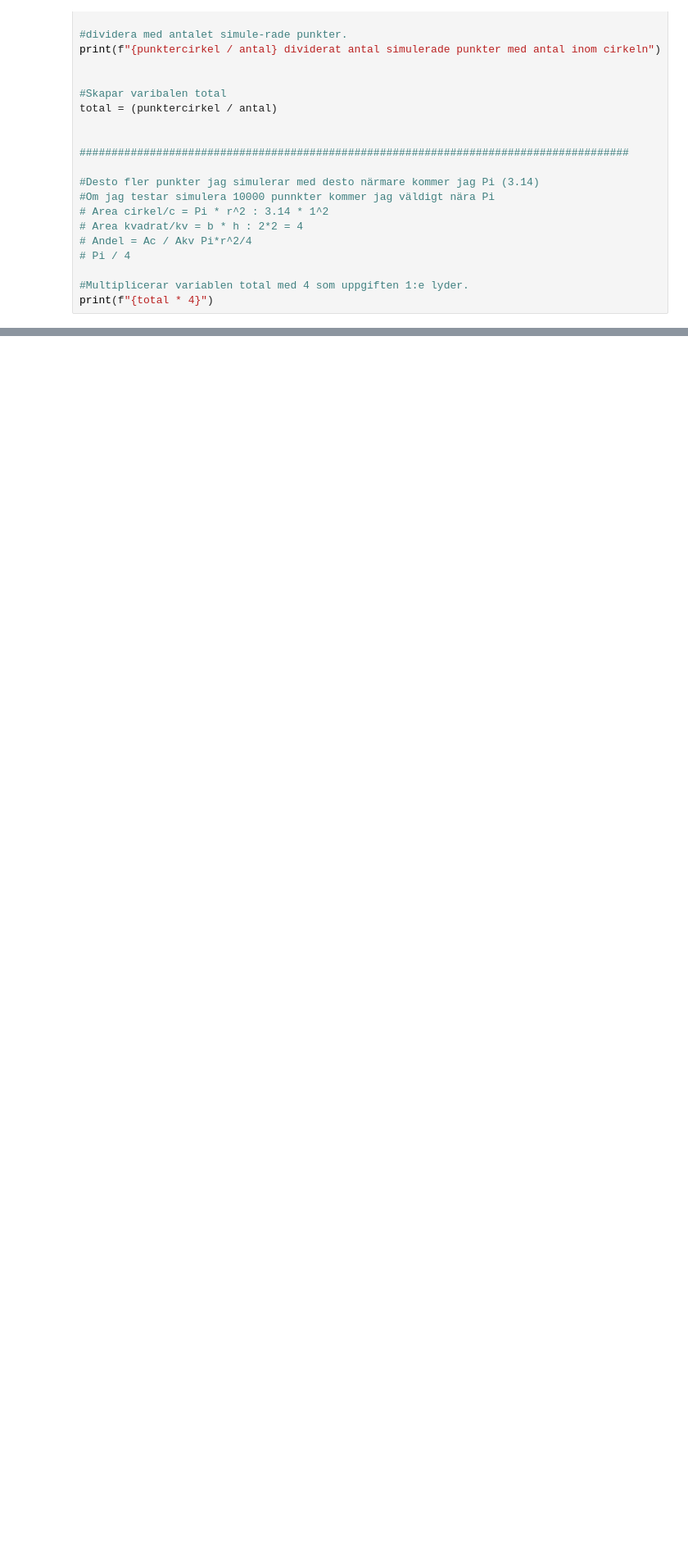
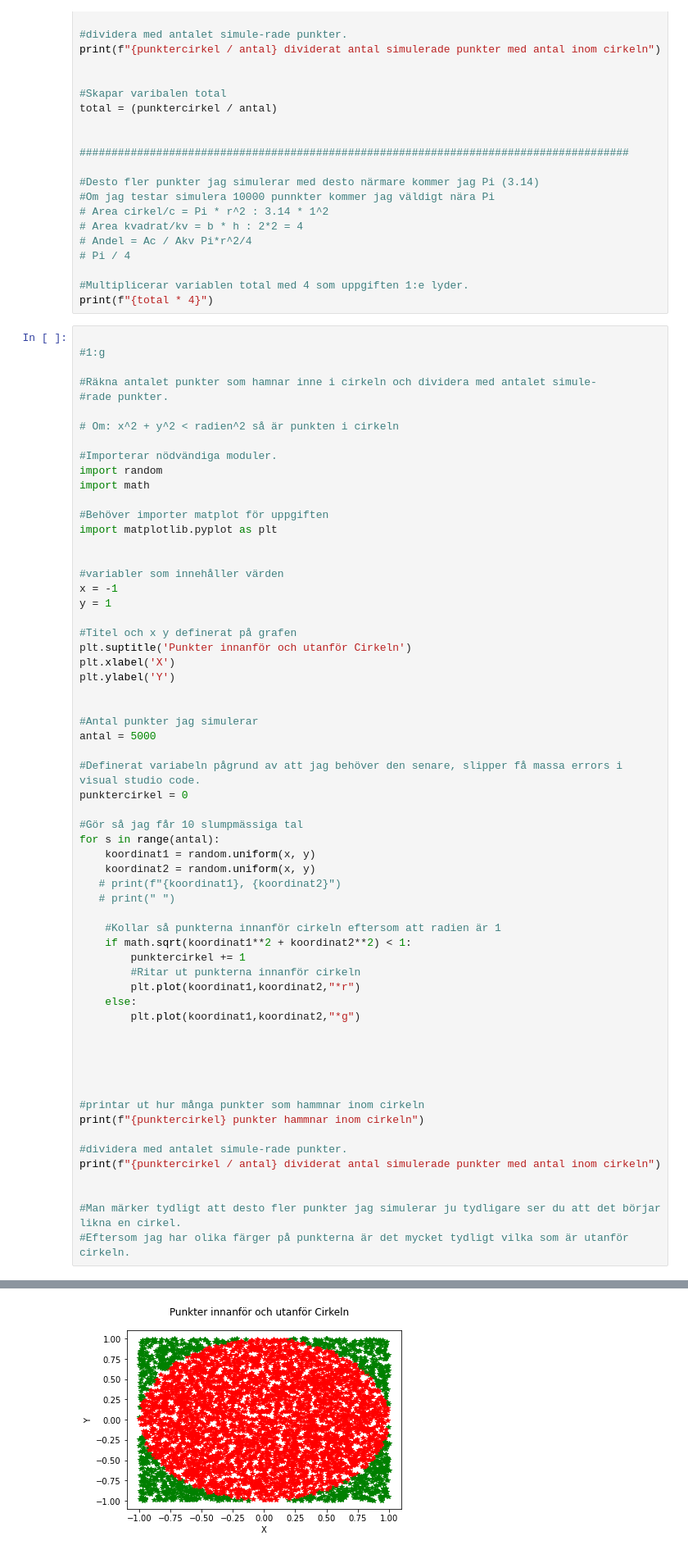
Before and after one commit to ArvidAAA/code, a Jupyter notebook: Python/Learning/labb1-uppgift-1kokchun.ipynb, the cells around one changed output, grey strips where cells are left out. Shown at 82% size. Saved outputs shown, nothing was run; the diff lists cells and outputs as text; blank space fills up the shorter version.

```diff
--- a/Python/Learning/labb1-uppgift-1kokchun.ipynb
+++ b/Python/Learning/labb1-uppgift-1kokchun.ipynb
@@ -161,3 +172,65 @@ total = (punktercirkel / antal)
 
 #Multiplicerar variablen total med 4 som uppgiften 1:e lyder.
 print(f"{total * 4}")
+# %%
+
+#1:g
+
+#Räkna antalet punkter som hamnar inne i cirkeln och dividera med antalet simule-
+#rade punkter.
+
+# Om: x^2 + y^2 < radien^2 så är punkten i cirkeln
+
+#Importerar nödvändiga moduler.
+import random
+import math
+
+#Behöver importer matplot för uppgiften
+import matplotlib.pyplot as plt
+
+
+#variabler som innehåller värden
+x = -1
+y = 1
+
+#Titel och x y definerat på grafen
+plt.suptitle('Punkter innanför och utanför Cirkeln')
+plt.xlabel('X')
+plt.ylabel('Y')
+
+
+#Antal punkter jag simulerar
+antal = 5000
+
+#Definerat variabeln pågrund av att jag behöver den senare, slipper få massa errors i visual studio code.
+punktercirkel = 0
+
+#Gör så jag får 10 slumpmässiga tal
+for s in range(antal):
+    koordinat1 = random.uniform(x, y)
+    koordinat2 = random.uniform(x, y)
+   # print(f"{koordinat1}, {koordinat2}")
+   # print(" ")
+
+    #Kollar så punkterna innanför cirkeln eftersom att radien är 1
+    if math.sqrt(koordinat1**2 + koordinat2**2) < 1:
+        punktercirkel += 1
+        #Ritar ut punkterna innanför cirkeln
+        plt.plot(koordinat1,koordinat2,"*r")
+    else:
+        plt.plot(koordinat1,koordinat2,"*g")
+
+
+
+
+
+#printar ut hur många punkter som hammnar inom cirkeln
+print(f"{punktercirkel} punkter hammnar inom cirkeln")
+
+#dividera med antalet simule-rade punkter.
+print(f"{punktercirkel / antal} dividerat antal simulerade punkter med antal inom cirkeln")
+
+
+#Man märker tydligt att desto fler punkter jag simulerar ju tydligare ser du att det börjar likna en cirkel.
+#Eftersom jag har olika färger på punkterna är det mycket tydligt vilka som är utanför cirkeln.
+# %% [output]
@@ -164 +239,2 @@ print(f"{total * 4}")
+[figure, added]
 # %%
```
Also changed, not shown: parts of 4 cells of this notebook.
